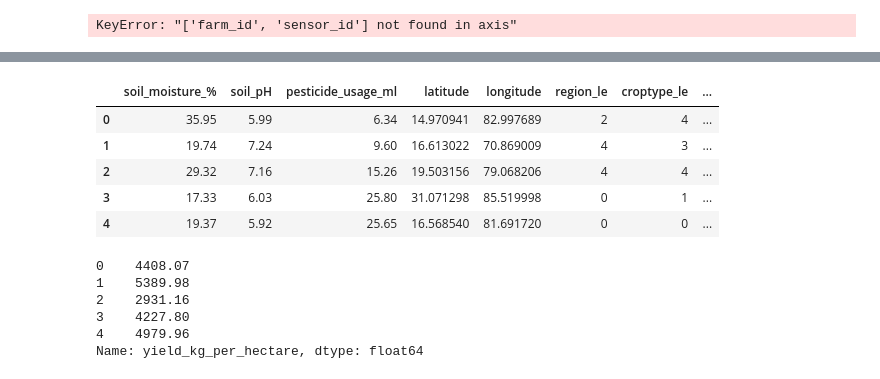
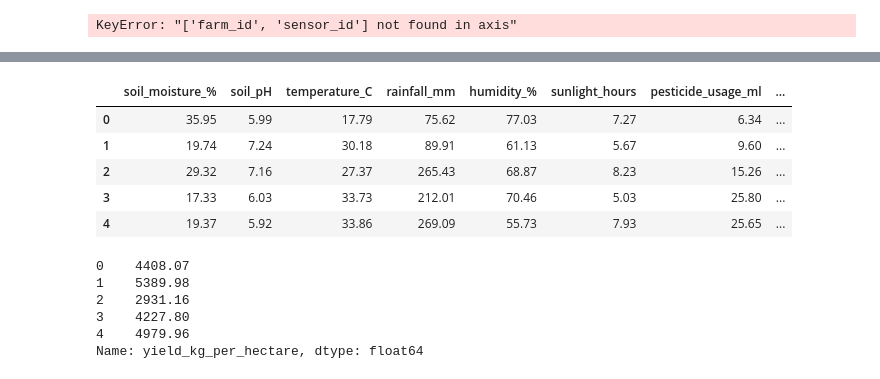
Before and after one commit to F1zhen/Yield_predictionML, a Jupyter notebook: src/data_preprocessing.ipynb, the cells around one changed output, grey strips where cells are left out. Drawn from its saved outputs; the diff is of its cells as text; code cells hidden in the pictures.

```diff
--- a/src/data_preprocessing.ipynb
+++ b/src/data_preprocessing.ipynb
@@ -86,5 +87,5 @@ new_df.head() #i deleted all future features, to avoid the problems during the t
 # %%
-new_df["sowing_month"] = pd.to_datetime(df["sowing_date"]).dt.month
-new_df["sowing_season"] = pd.to_datetime(df["sowing_date"]).dt.month % 12 // 3 + 1
-new_df.head()
+df["sowing_month"] = pd.to_datetime(df["sowing_date"]).dt.month
+df["sowing_season"] = pd.to_datetime(df["sowing_date"]).dt.month % 12 // 3 + 1
+df.head()
 # %% [output]
@@ -97,4 +99,4 @@ new_df.head()
 # %%
-new_df.drop(columns=["sowing_date"], inplace=True)
-new_df.head()
+df.drop(columns=["Unnamed: 0"], inplace=True)
+df.head()
 # %% [output]
@@ -120,15 +122,15 @@ new_df.describe()
 # %%
-y = new_df["yield_kg_per_hectare"] #Our target to predict
-X = new_df.drop(columns=["yield_kg_per_hectare"]) #Features
+y = df["yield_kg_per_hectare"] #Our target to predict
+X = df.drop(columns=["yield_kg_per_hectare"]) #Features
 y.head()
 X.head()
 # %% [output]
-|  | soil_moisture_% | soil_pH | pesticide_usage_ml | latitude | longitude | region_le | croptype_le | ... |
-| 0 | 35.95 | 5.99 | 6.34 | 14.970941 | 82.997689 | 2 | 4 | ... |
-| 1 | 19.74 | 7.24 | 9.60 | 16.613022 | 70.869009 | 4 | 3 | ... |
-| 2 | 29.32 | 7.16 | 15.26 | 19.503156 | 79.068206 | 4 | 4 | ... |
-| 3 | 17.33 | 6.03 | 25.80 | 31.071298 | 85.519998 | 0 | 1 | ... |
-| 4 | 19.37 | 5.92 | 25.65 | 16.568540 | 81.691720 | 0 | 0 | ... |
+|  | soil_moisture_% | soil_pH | temperature_C | rainfall_mm | humidity_% | sunlight_hours | pesticide_usage_ml | ... |
+| 0 | 35.95 | 5.99 | 17.79 | 75.62 | 77.03 | 7.27 | 6.34 | ... |
+| 1 | 19.74 | 7.24 | 30.18 | 89.91 | 61.13 | 5.67 | 9.60 | ... |
+| 2 | 29.32 | 7.16 | 27.37 | 265.43 | 68.87 | 8.23 | 15.26 | ... |
+| 3 | 17.33 | 6.03 | 33.73 | 212.01 | 70.46 | 5.03 | 25.80 | ... |
+| 4 | 19.37 | 5.92 | 33.86 | 269.09 | 55.73 | 7.93 | 25.65 | ... |
 # %%
 y.head()
 # %% [output]
```
Also changed, not shown: parts of 7 cells of this notebook, 5 other files.
